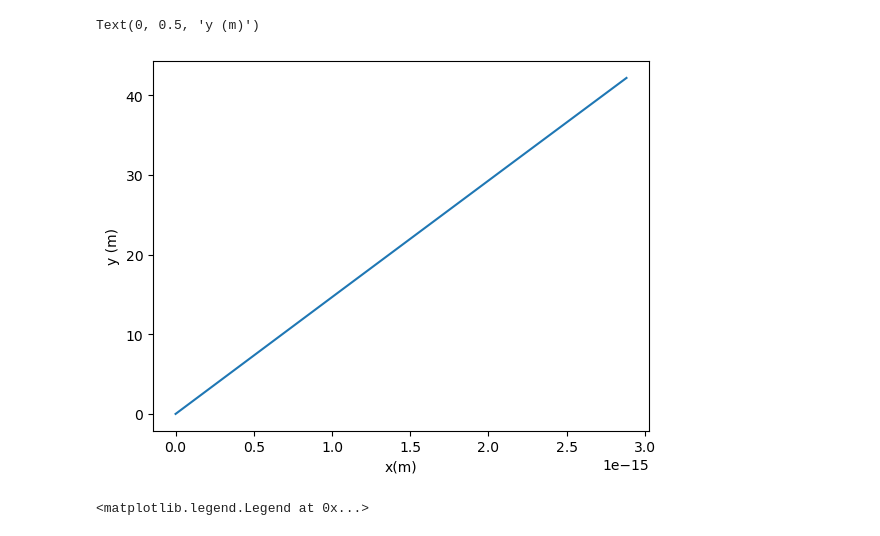
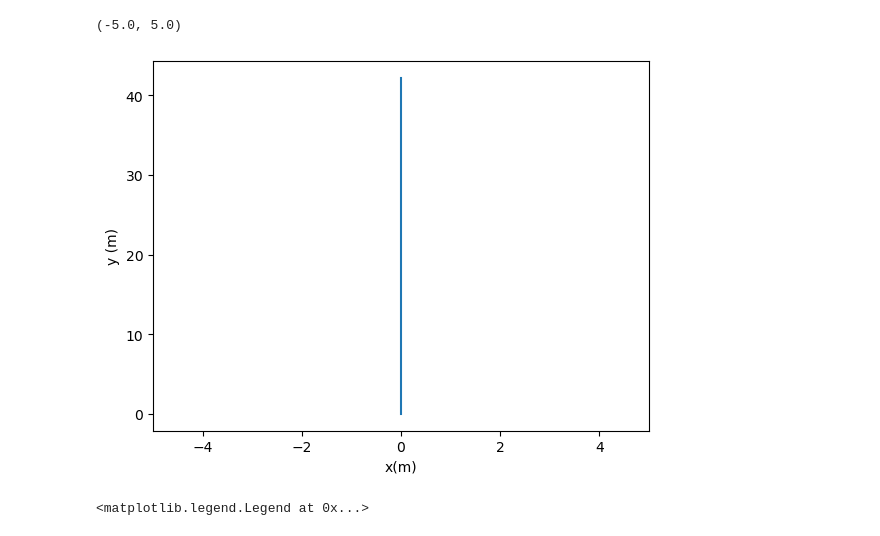
Before and after one commit to BamtolYy/rocket, a Jupyter notebook: simulation/2DRocketSim.ipynb, the cells around one changed output. Drawn from its saved outputs; the diff is of its cells as text; code cells hidden in the pictures.

```diff
--- a/simulation/2DRocketSim.ipynb
+++ b/simulation/2DRocketSim.ipynb
@@ -267,12 +267,12 @@ solution = odeint(twoDRocket_ODE, x0, t, args = (g, m, IG, a, alpha, rho, S, Cl)
 # %%
 plt.plot(solution[:,0], solution[:,1])
 
 plt.xlabel('x(m)')
 plt.ylabel('y (m)')
-plt.xlim(5,5)
+plt.xlim(-5,5)
 # %% [output]
-Text(0, 0.5, 'y (m)')
+(-5.0, 5.0)
-[figure, old version]
+[figure, new version]
 # %%
 plt.plot(t,solution[:,2])
 plt.legend(['Vx'])
```
